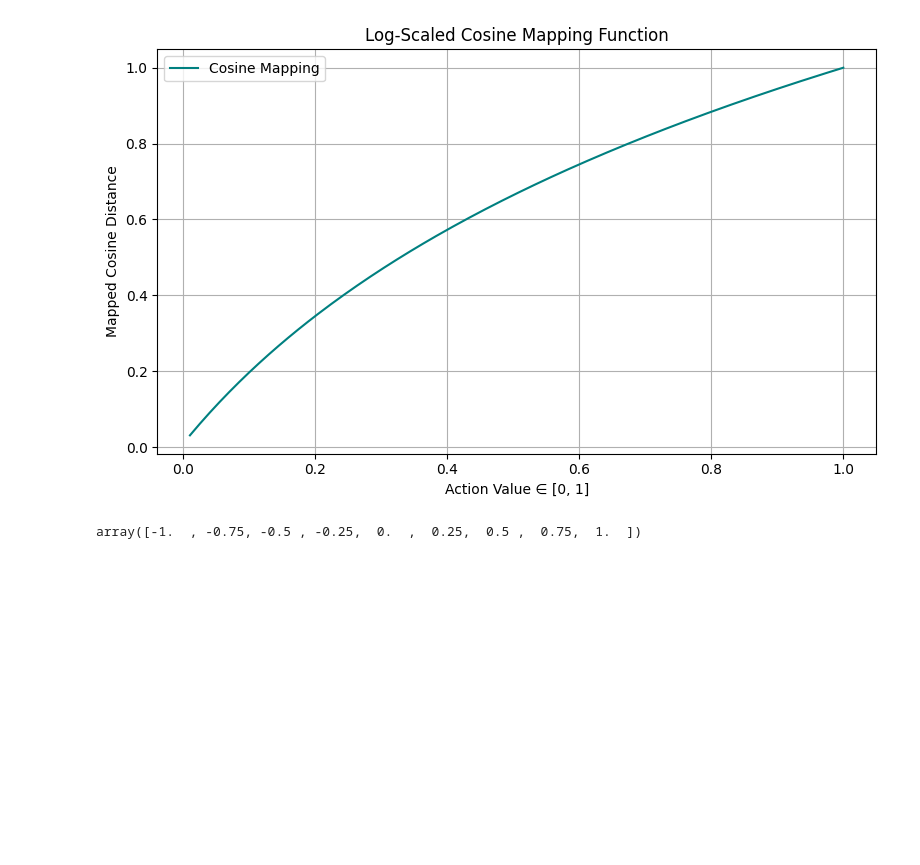
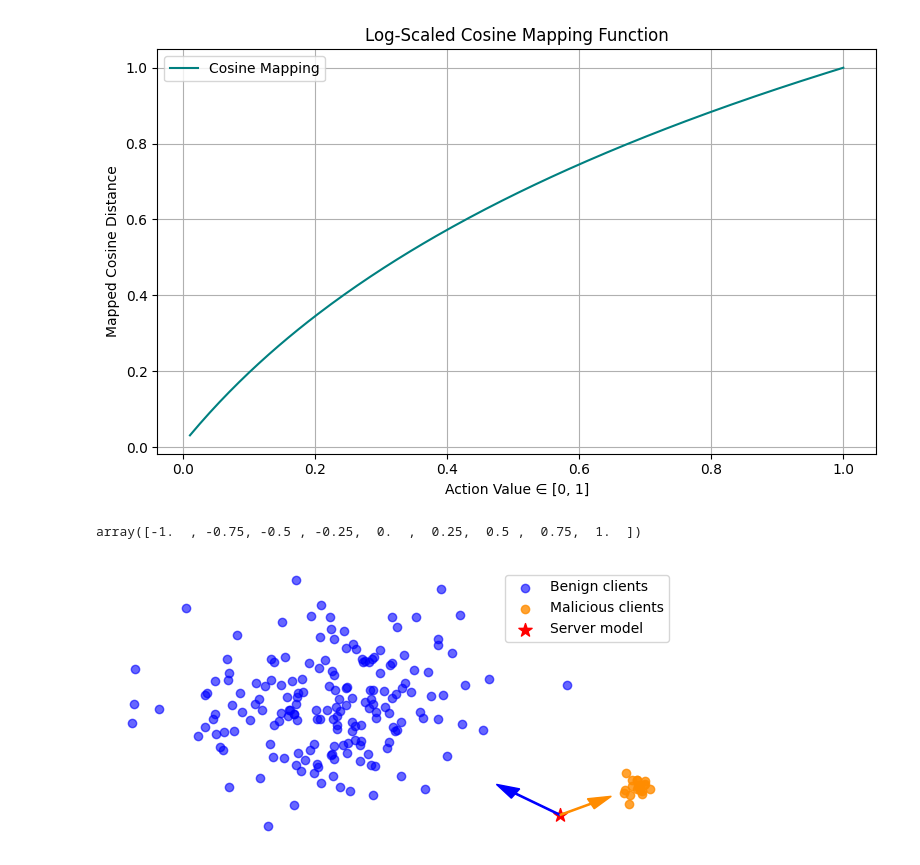
Before and after one commit to yangland/FedON, a Jupyter notebook: jupyter_notebooks/test.ipynb, the cells around one changed output. Saved outputs shown, nothing was run; the diff lists cells and outputs as text; code cells hidden in the pictures; blank space fills up the shorter version.

Commit message:
added intro figure

```diff
--- a/jupyter_notebooks/test.ipynb
+++ b/jupyter_notebooks/test.ipynb
@@ -55,3 +55,77 @@ action_space = [
 np.linspace(-1, 1, 9)
 # %% [output]
 array([-1.  , -0.75, -0.5 , -0.25,  0.  ,  0.25,  0.5 ,  0.75,  1.  ])
+# %%
+import numpy as np
+import matplotlib.pyplot as plt
+from matplotlib.patches import FancyArrowPatch
+
+# Define a function to draw arrow with border
+def draw_arrow(ax, start, direction, color, label=None):
+    arrow = FancyArrowPatch(
+        posA=start,
+        posB=start + direction,
+        arrowstyle='->',
+        mutation_scale=15,
+        linewidth=1.5,
+        edgecolor='black',  # Black border
+        facecolor=color,    # Fill color
+    )
+    ax.add_patch(arrow)
+
+
+# Set random seed for reproducibility
+np.random.seed(40)
+
+# Server model (theta^t)
+server = np.array([0, 0])
+
+# Generate benign clients (scattered, loose cluster)
+benign_center = np.array([-3, 2])  # Place it far from server
+benign_clients = benign_center + np.random.randn(180, 2) * 0.9  # Loose cluster
+
+# Generate malicious clients (tight cluster)
+malicious_center = np.array([1, 0.5])  # Closer to server
+malicious_clients = malicious_center + np.random.randn(20, 2) * 0.1  # Tight cluster
+
+# Compute average direction vectors
+benign_direction = np.mean(benign_clients - server, axis=0)
+malicious_direction = np.mean(malicious_clients - server, axis=0)
+
+# Normalize for arrow plotting
+benign_dir_unit = benign_direction / np.linalg.norm(benign_direction)
+malicious_dir_unit = malicious_direction / np.linalg.norm(malicious_direction) * 0.75
+
+# Plotting
+plt.figure(figsize=(6, 3))
+
+# Plot benign and malicious clients
+plt.scatter(*benign_clients.T, color='blue', alpha=0.6, label='Benign clients')
+plt.scatter(*malicious_clients.T, color='darkorange', alpha=0.8, label='Malicious clients')
+
+# Plot server model
+plt.scatter(*server, color='red', s=100, marker='*', label=r'Server model')
+# plt.text(server[0] + 0.2, server[1] + 0.2, r'$\theta^t$', fontsize=14, color='red')
+
+# Draw direction arrows
+plt.arrow(*server, *benign_dir_unit, color='blue', width=0.02, head_width=0.2, length_includes_head=True)
+plt.arrow(*server, *malicious_dir_unit, color='darkorange', width=0.02, head_width=0.2, length_includes_head=True)
+
+# Optional: Show direction angle
+from numpy.linalg import norm
+cos_angle = np.dot(benign_dir_unit, malicious_dir_unit) / (norm(benign_dir_unit) * norm(malicious_dir_unit))
+angle_deg = np.degrees(np.arccos(cos_angle))
+# plt.title(f'Angle between directions: {angle_deg:.1f}°', fontsize=14)
+
+# Plot settings
+plt.legend()
+plt.grid(False)
+# plt.axis('equal')
+# plt.xlabel("X")
+# plt.ylabel("Y")
+plt.axis('off')  # Removes axis lines, labels, ticks
+plt.tight_layout(pad=0)
+plt.tight_layout()
+plt.show()
+# %% [output]
+[figure, added]
```
Also changed, not shown: parts of 2 cells of this notebook, 2 other files.
